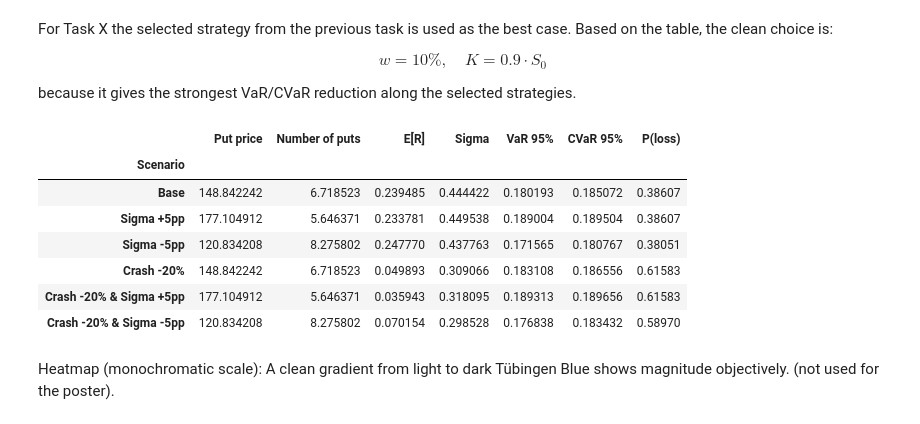
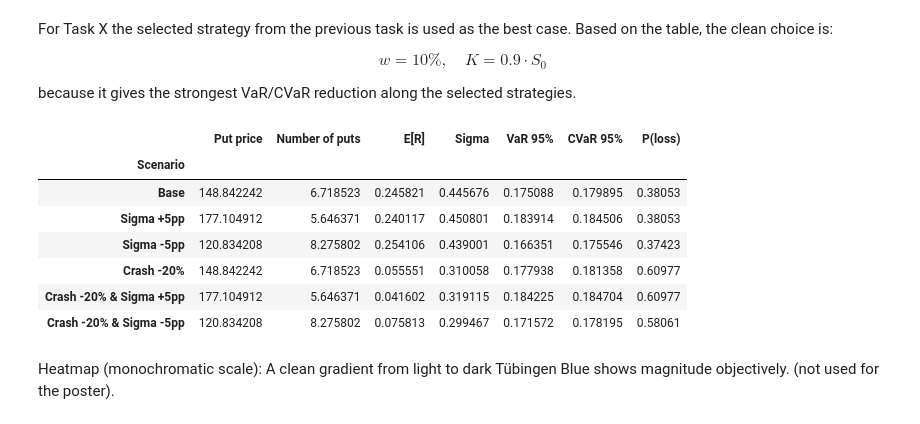
Before and after one commit to tobiasschnarr/continuous_time_derivative_pricing, a Jupyter notebook: analysis.ipynb, the cells around one changed output. Saved outputs shown, nothing was run; the diff lists cells and outputs as text; code cells hidden in the pictures.

```diff
--- a/analysis.ipynb
+++ b/analysis.ipynb
@@ -1649,36 +1625,61 @@ log_second_half = np.cumsum(
     axis=1,
 )
 
-S_T_drop_PI = (
-    S_half_drop
-    * np.exp(log_second_half[:, -1])
+S_paths_drop_PI = np.empty_like(S_paths_PI)
+S_paths_drop_PI[:, :n_half_PI] = S_paths_PI[:, :n_half_PI]
+S_paths_drop_PI[:, n_half_PI] = S_half_drop
+S_paths_drop_PI[:, n_half_PI + 1:] = (
+    S_half_drop[:, None]
+    * np.exp(log_second_half)
+)
+
+S_T_drop_PI = S_paths_drop_PI[:, -1]
+
+dividend_cash_per_share_drop_PI = terminal_dividend_cash(
+    stock_paths=S_paths_drop_PI,
+    n_shares=1.0,
+    risk_free_rate=r_PI,
+    dividend_yield=PRODUCT_PARAMS["DIVIDEND_YIELD"],
+    dt=dt_PI,
 )
 
 # Define the set of stress scenarios to evaluate the robustness of the selected insurance strategy
 stress_scenarios = {
     "Base": {
+        "S_paths": S_paths_PI,
         "S_T": S_T_PI,
         "sigma_pricing": sigma_PI,
+        "dividend_cash_per_share": dividend_cash_per_share_PI,
     },
     "Sigma +5pp": {
+        "S_paths": S_paths_PI,
         "S_T": S_T_PI,
         "sigma_pricing": sigma_PI + 0.05,
+        "dividend_cash_per_share": dividend_cash_per_share_PI,
     },
     "Sigma -5pp": {
+        "S_paths": S_paths_PI,
         "S_T": S_T_PI,
         "sigma_pricing": max(sigma_PI - 0.05, 0.01),
+        "dividend_cash_per_share": dividend_cash_per_share_PI,
     },
     "Crash -20%": {
+        "S_paths": S_paths_drop_PI,
         "S_T": S_T_drop_PI,
         "sigma_pricing": sigma_PI,
+        "dividend_cash_per_share": dividend_cash_per_share_drop_PI,
     },
     "Crash -20% & Sigma +5pp": {
+        "S_paths": S_paths_drop_PI,
         "S_T": S_T_drop_PI,
         "sigma_pricing": sigma_PI + 0.05,
+        "dividend_cash_per_share": dividend_cash_per_share_drop_PI,
     },
     "Crash -20% & Sigma -5pp": {
+        "S_paths": S_paths_drop_PI,
         "S_T": S_T_drop_PI,
         "sigma_pricing": max(sigma_PI - 0.05, 0.01),
+        "dividend_cash_per_share": dividend_cash_per_share_drop_PI,
     },
 }
 
@@ -1688,7 +1689,7 @@ stress_results = []
 
 for scenario_name, scenario in stress_scenarios.items():
     returns_stress, strategy_info = evaluate_put_insurance_strategy(
-        S_T=scenario["S_T"],
+        stock_paths=scenario["S_paths"],
         put_budget_fraction=BASE_PUT_BUDGET,
         strike_moneyness=BASE_STRIKE_MONEYNESS,
         S0=S0_PI,
@@ -1697,44 +1698,46 @@ for scenario_name, scenario in stress_scenarios.items():
         sigma_pricing=scenario["sigma_pricing"],
         T=T_INSURANCE,
         dividend_yield=PRODUCT_PARAMS["DIVIDEND_YIELD"],
+        dt=dt_PI,
+        dividend_cash_per_share=scenario["dividend_cash_per_share"],
     )
 
     # Store the complete return distribution for later visualization
     stress_returns[scenario_name] = returns_stress
 
     stats = risk_metrics(returns_stress)
 
     stress_results.append(
         {
             "Scenario": scenario_name,
             "Put price": strategy_info["put_price"],
             "Number of puts": strategy_info["n_puts"],
             **stats,
         }
     )
 
 stress_df = pd.DataFrame(stress_results).set_index("Scenario")
 
 stress_df[
     [
         "Put price",
         "Number of puts",
         "E[R]",
         "Sigma",
         "VaR 95%",
         "CVaR 95%",
         "P(loss)",
     ]
 ]
 # %% [output]
 |  | Put price | Number of puts | E[R] | Sigma | VaR 95% | CVaR 95% | P(loss) |
 | Scenario |  |  |  |  |  |  |  |
-| Base | 148.842242 | 6.718523 | 0.239485 | 0.444422 | 0.180193 | 0.185072 | 0.38607 |
-| Sigma +5pp | 177.104912 | 5.646371 | 0.233781 | 0.449538 | 0.189004 | 0.189504 | 0.38607 |
-| Sigma -5pp | 120.834208 | 8.275802 | 0.247770 | 0.437763 | 0.171565 | 0.180767 | 0.38051 |
-| Crash -20% | 148.842242 | 6.718523 | 0.049893 | 0.309066 | 0.183108 | 0.186556 | 0.61583 |
-| Crash -20% & Sigma +5pp | 177.104912 | 5.646371 | 0.035943 | 0.318095 | 0.189313 | 0.189656 | 0.61583 |
-| Crash -20% & Sigma -5pp | 120.834208 | 8.275802 | 0.070154 | 0.298528 | 0.176838 | 0.183432 | 0.58970 |
+| Base | 148.842242 | 6.718523 | 0.245821 | 0.445676 | 0.175088 | 0.179895 | 0.38053 |
+| Sigma +5pp | 177.104912 | 5.646371 | 0.240117 | 0.450801 | 0.183914 | 0.184506 | 0.38053 |
+| Sigma -5pp | 120.834208 | 8.275802 | 0.254106 | 0.439001 | 0.166351 | 0.175546 | 0.37423 |
+| Crash -20% | 148.842242 | 6.718523 | 0.055551 | 0.310058 | 0.177938 | 0.181358 | 0.60977 |
+| Crash -20% & Sigma +5pp | 177.104912 | 5.646371 | 0.041602 | 0.319115 | 0.184225 | 0.184704 | 0.60977 |
+| Crash -20% & Sigma -5pp | 120.834208 | 8.275802 | 0.075813 | 0.299467 | 0.171572 | 0.178195 | 0.58061 |
 # %% [markdown]
 Heatmap (monochromatic scale): A clean gradient from light to dark Tübingen Blue shows magnitude objectively. (not used for the poster).
 # %%
```
Also changed, not shown: parts of 17 cells of this notebook, 15 other files.
